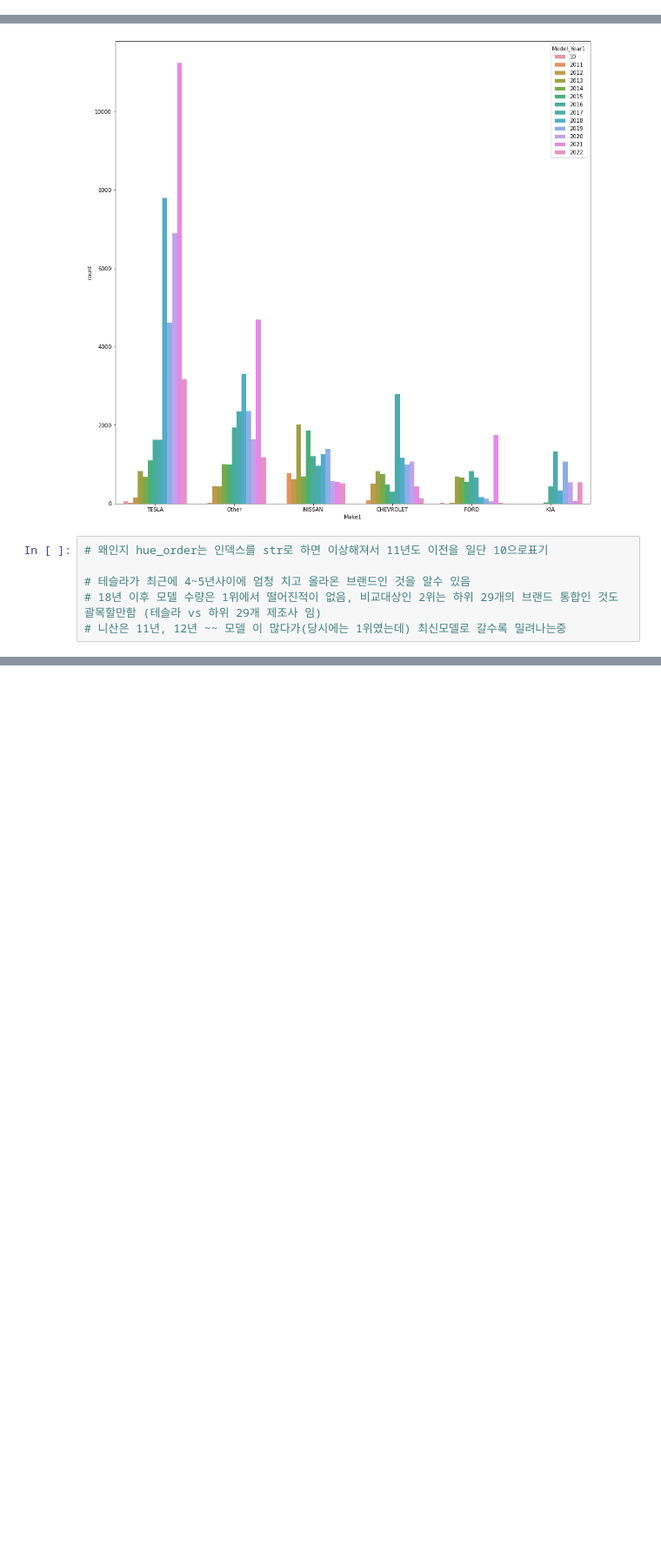
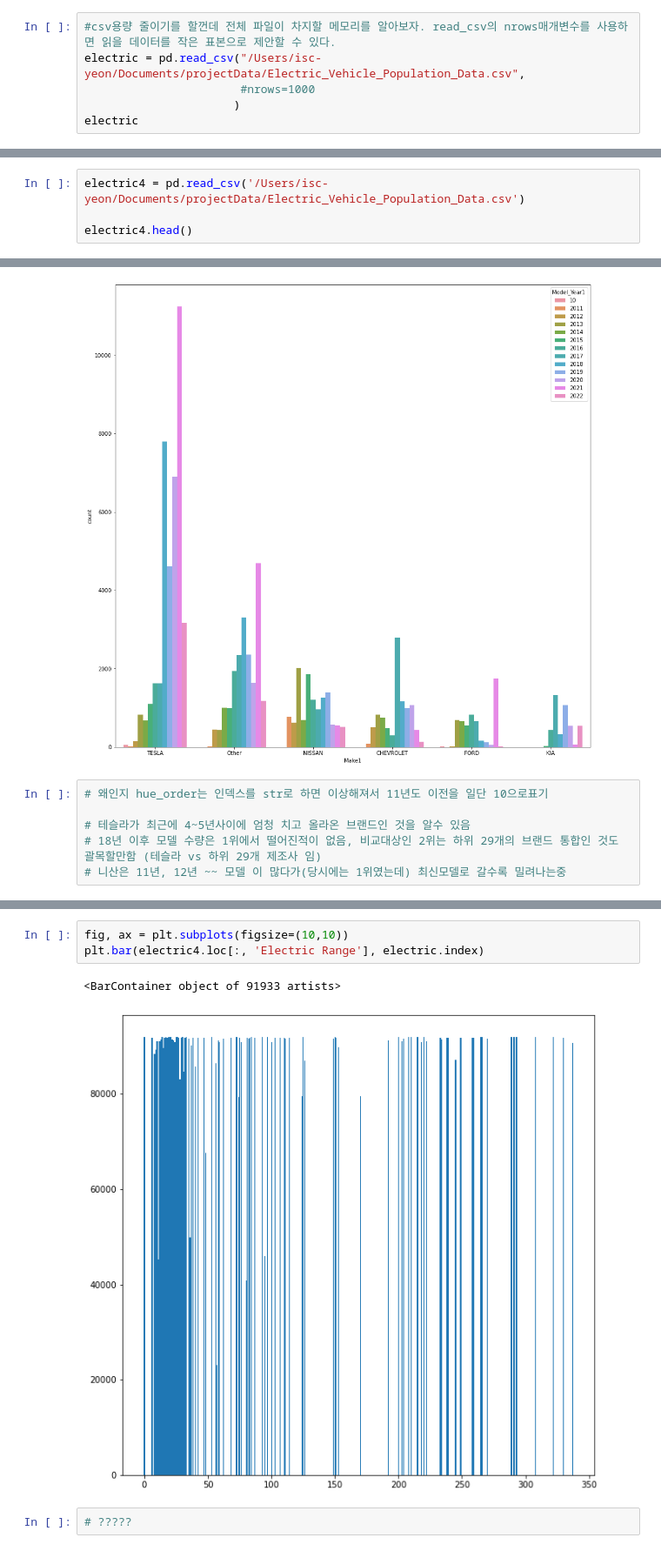
Before and after one commit to choijiwone/python_programing, a Jupyter notebook: groupProj.ipynb, the cells around one changed output, grey strips where cells are left out. Shown at 87% size. Cells and saved outputs as stored; diff of their text form; blank space fills up the shorter version.

```diff
--- a/groupProj.ipynb
+++ b/groupProj.ipynb
@@ -22,0 +211,6 @@ electric.head()
+# %%
+#csv용량 줄이기를 할껀데 전체 파일이 차지할 메모리를 알아보자. read_csv의 nrows매개변수를 사용하면 읽을 데이터를 작은 표본으로 제안할 수 있다.
+electric = pd.read_csv("/Users/isc-yeon/Documents/projectData/Electric_Vehicle_Population_Data.csv",
+                       #nrows=1000
+                      )
+electric
@@ -22,0 +553,4 @@ electric.head()
+# %%
+electric4 = pd.read_csv('/Users/isc-yeon/Documents/projectData/Electric_Vehicle_Population_Data.csv')
+
+electric4.head()
@@ -321,0 +921,8 @@ Name: Make, dtype: object
+# %%
+fig, ax = plt.subplots(figsize=(10,10))
+plt.bar(electric4.loc[:, 'Electric Range'], electric.index)
+# %% [output]
+<BarContainer object of 91933 artists>
+[figure, added]
+# %%
+# ?????
```
Also changed, not shown: parts of 106 cells of this notebook.
